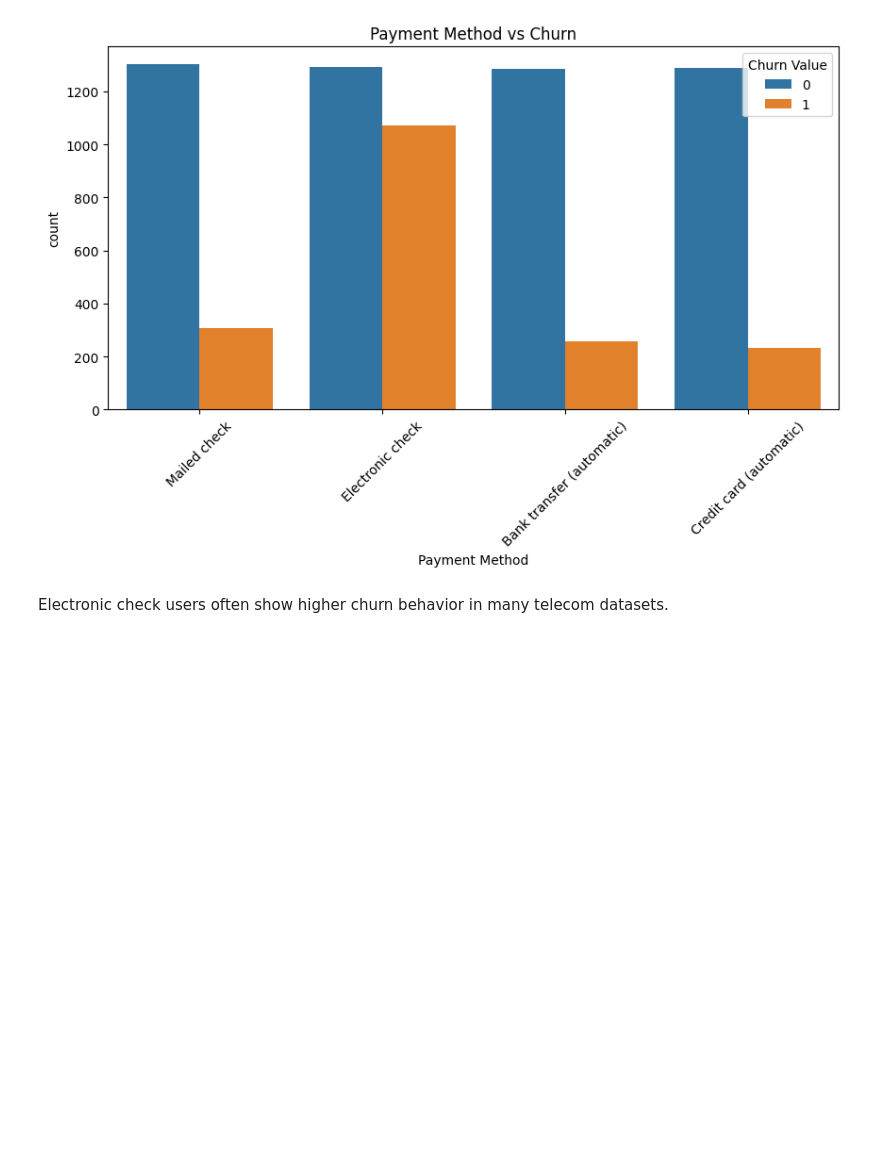
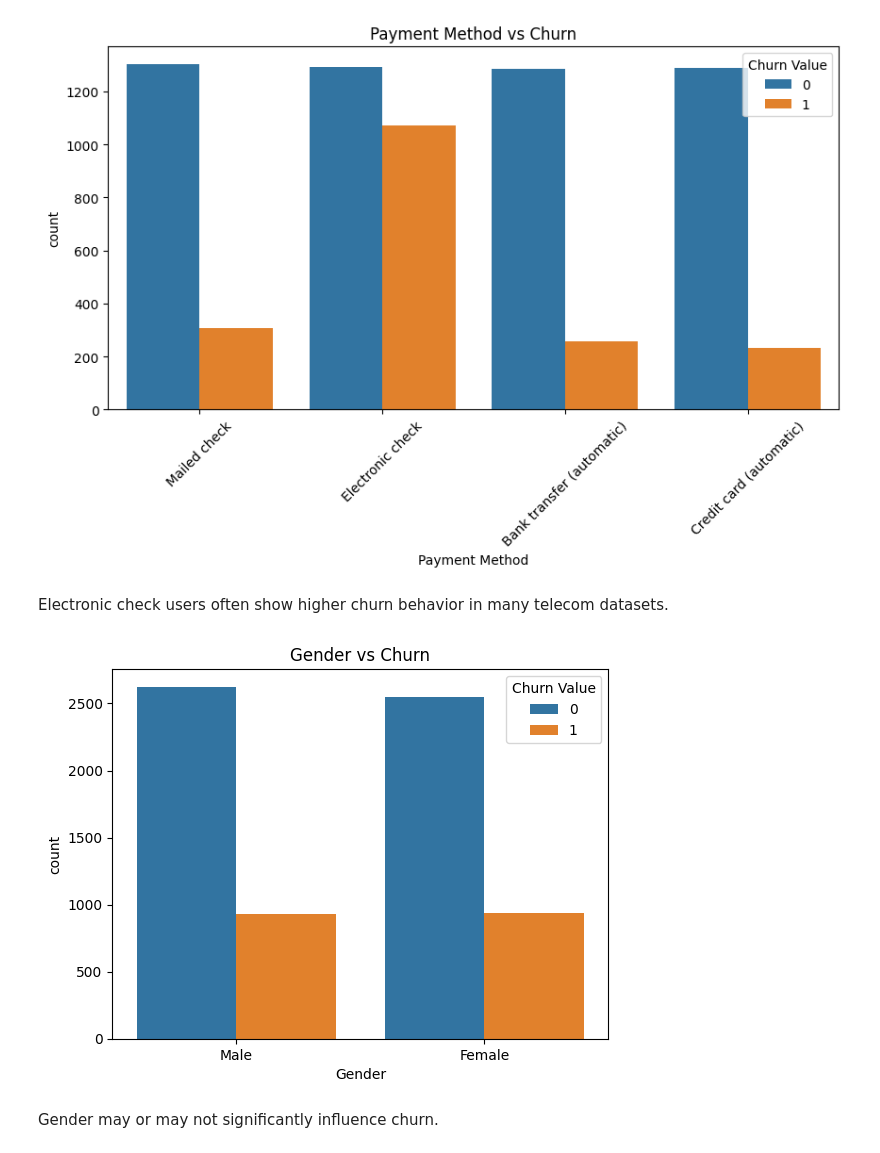
Before and after one commit to shiivu18/churn_Analytics, a Jupyter notebook: notebooks/01_data_understanding.ipynb, the cells around one changed output. Cells and saved outputs as stored; diff of their text form; code cells hidden in the pictures; blank space fills up the shorter version.

Commit message:
GENDER VS CHURN

```diff
--- a/notebooks/01_data_understanding.ipynb
+++ b/notebooks/01_data_understanding.ipynb
@@ -243,3 +245,12 @@ plt.show()
 [figure]
 # %% [markdown]
 Electronic check users often show higher churn behavior in many telecom datasets.
+# %%
+sns.countplot(x='Gender', hue='Churn Value', data=df)
+
+plt.title("Gender vs Churn")
+plt.show()
+# %% [output]
+[figure, added]
+# %% [markdown]
+Gender may or may not significantly influence churn.
```
Also changed, not shown: parts of 1 cell of this notebook.
